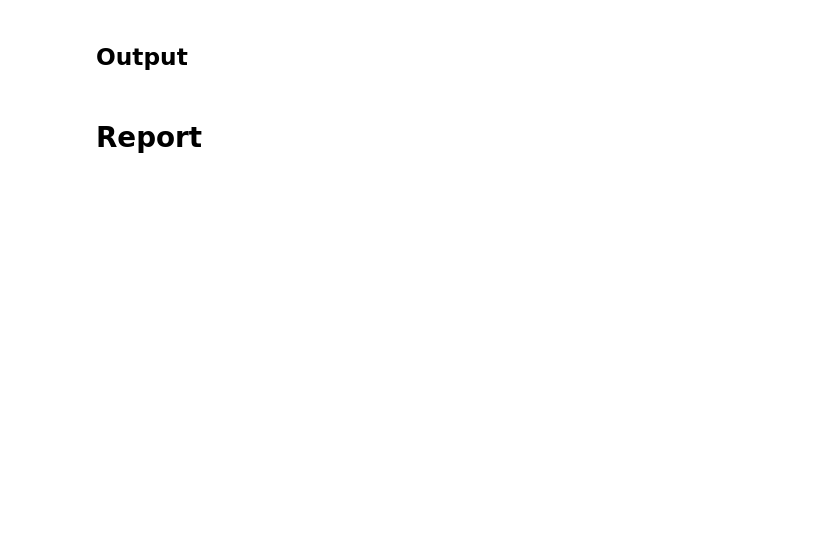
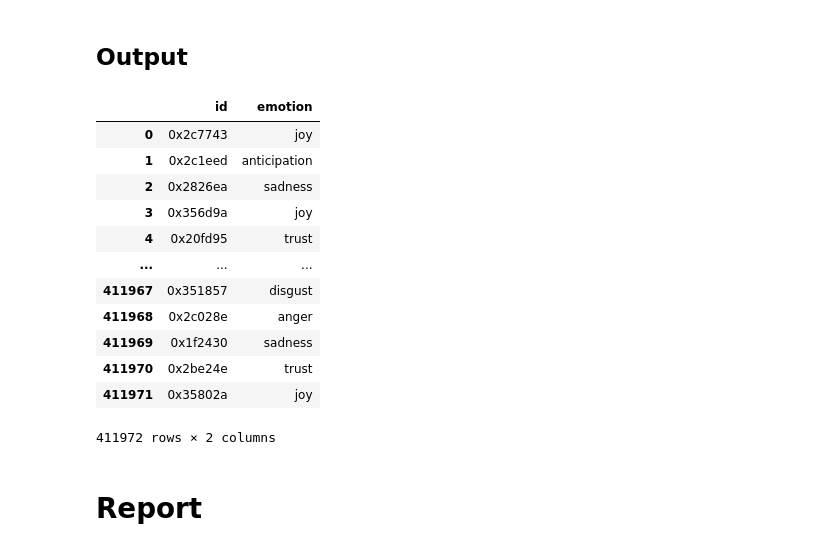
Before and after one commit to ktpss97094/DM2024-Lab2-Homework, a Jupyter notebook: DM2024-Lab2-Homework.ipynb, the cells around one changed output. Cells and saved outputs as stored; diff of their text form; code cells hidden in the pictures; blank space fills up the shorter version.

```diff
--- a/DM2024-Lab2-Homework.ipynb
+++ b/DM2024-Lab2-Homework.ipynb
@@ -90,7 +90,7 @@ EXEC_ENV = EXEC_ENV_ENUM.COLAB
 # EXEC_ENV = EXEC_ENV_ENUM.KAGGLE
 # EXEC_ENV = EXEC_ENV_ENUM.LOCAL
 FROM_CHECKPOINT = True
-TRAIN = True
+TRAIN = False
 
 input_path = ""
 if EXEC_ENV == EXEC_ENV_ENUM.COLAB:
@@ -103,7 +103,7 @@ elif EXEC_ENV == EXEC_ENV_ENUM.KAGGLE:
 else:
     input_path = "."
 if FROM_CHECKPOINT:
-    model_ckpt = os.path.join(input_path, "checkpoint", "best")
+    model_ckpt = os.path.join(input_path, "checkpoint", "checkpoint-64818")
 else:
     model_ckpt = "distilbert-base-uncased"
 
@@ -168,7 +168,7 @@ def compute_metrics(pred):
     acc = accuracy_score(labels, preds)
     return {"accuracy": acc, "f1": f1}
 
-def draw_plot(log_history):
+def draw_plot(log_history, output_dir):
     training_loss = []
     validation_loss = []
     for log in log_history:
@@ -185,7 +185,7 @@ def draw_plot(log_history):
     plt.title("Training and Validation Loss")
     plt.legend()
     plt.xticks(range(1, len(training_loss) + 1))  # x 軸從 1 開始
-    plt.savefig(os.path.join(input_path, 'loss_plot.png'))
+    plt.savefig(os.path.join(output_dir, 'loss_plot.png'))
     plt.show()
 # %% [markdown]
 ## Preprocessing
@@ -304,7 +304,7 @@ trainer = Trainer(model=model, args=training_args,
 if TRAIN:
     trainer.train(resume_from_checkpoint=model_ckpt)
 
-    draw_plot(trainer.state.log_history)
+    draw_plot(trainer.state.log_history, model_output_dir)
 
     validate_pred = trainer.predict(validation)
 
@@ -336,11 +331,25 @@ PredictionOutput(predictions=array([[-1.6133053 , -0.6163575 , -0.8439004 , ...,
 # %%
 test_pred_label = np.argmax(test_pred.predictions, axis=1)
 test_id_label_df = pd.concat([test_tweet_id.rename("id").reset_index(drop=True), pd.DataFrame([ID_TO_EMOTIONS[str(i)] for i in test_pred_label], columns=['emotion'])], axis=1)
 sample = pd.read_csv(os.path.join(input_path, "sampleSubmission.csv"))
 submission = pd.merge(sample["id"], test_id_label_df, on=["id"])
-submission.to_csv(os.path.join(model_output_dir, 'submission.csv'), index=False)
+submission.to_csv(os.path.join(input_path, 'submission.csv'), index=False)
 
 submission
+# %% [output]
+|  | id | emotion |
+| 0 | 0x2c7743 | joy |
+| 1 | 0x2c1eed | anticipation |
+| 2 | 0x2826ea | sadness |
+| 3 | 0x356d9a | joy |
+| 4 | 0x20fd95 | trust |
+| ... | ... | ... |
+| 411967 | 0x351857 | disgust |
+| 411968 | 0x2c028e | anger |
+| 411969 | 0x1f2430 | sadness |
+| 411970 | 0x2be24e | trust |
+| 411971 | 0x35802a | joy |
+411972 rows × 2 columns
 # %% [markdown]
 # Report
 # %% [markdown]
```
Also changed, not shown: parts of 1 cell of this notebook.
